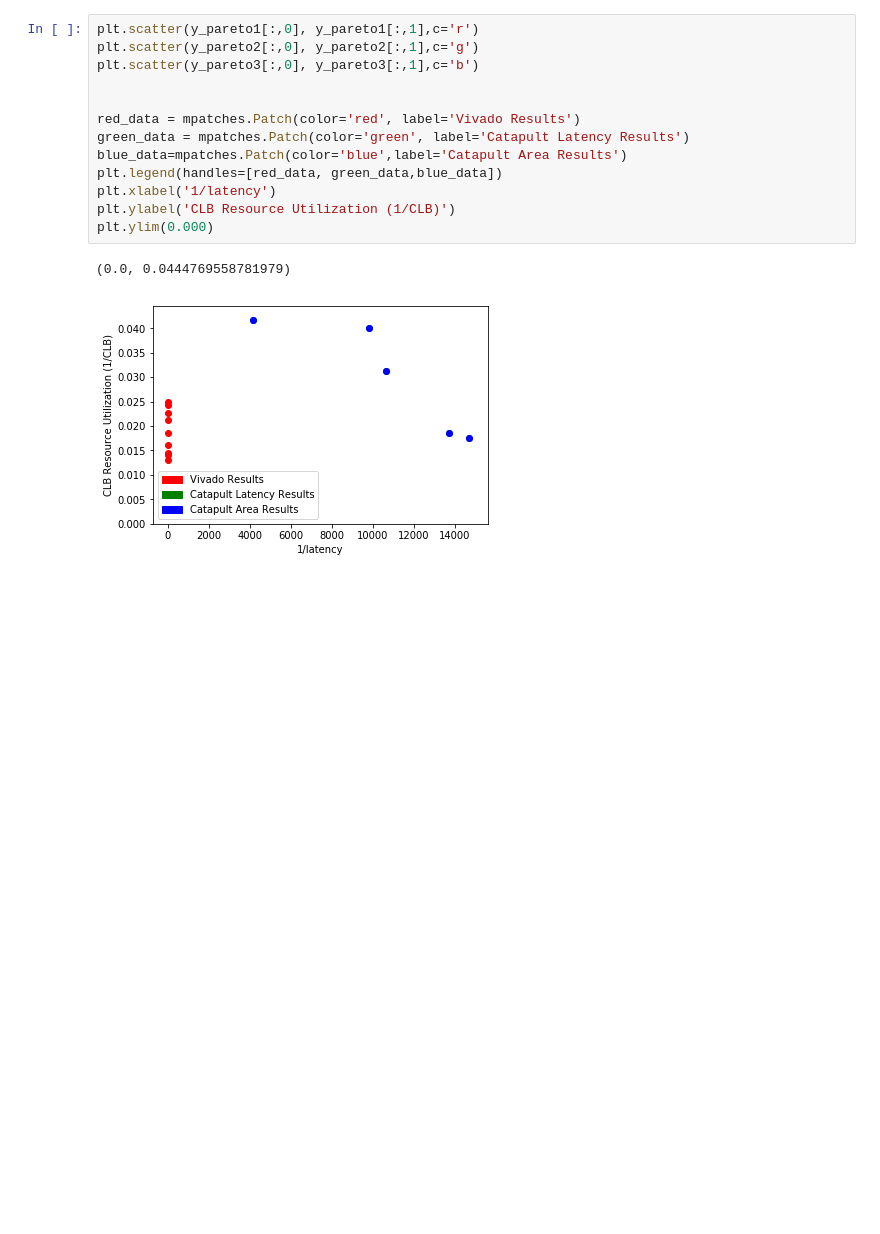
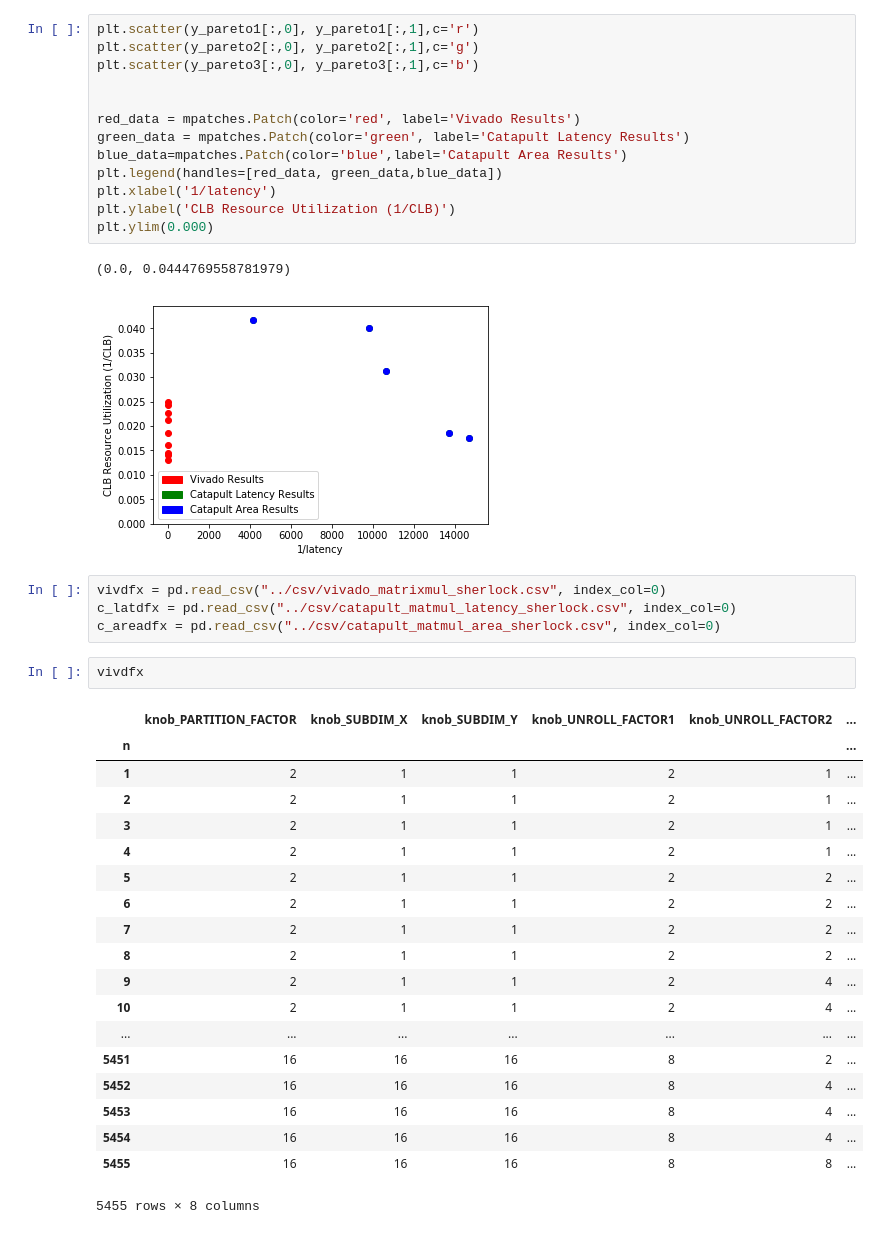
Before and after one commit to KastnerRG/Spector-HLS, a Jupyter notebook: matrix_multiplication/results/postproc/matmul_postproc.ipynb, the cells around one changed output. Drawn from its saved outputs; the diff is of its cells as text; blank space fills up the shorter version.

```diff
--- a/matrix_multiplication/results/postproc/matmul_postproc.ipynb
+++ b/matrix_multiplication/results/postproc/matmul_postproc.ipynb
@@ -226,3 +226,29 @@ plt.ylim(0.000)
 # %% [output]
 (0.0, 0.0444769558781979)
 [figure]
+# %%
+vivdfx = pd.read_csv("../csv/vivado_matrixmul_sherlock.csv", index_col=0)
+c_latdfx = pd.read_csv("../csv/catapult_matmul_latency_sherlock.csv", index_col=0)
+c_areadfx = pd.read_csv("../csv/catapult_matmul_area_sherlock.csv", index_col=0)
+# %%
+vivdfx
+# %% [output]
+|  | knob_PARTITION_FACTOR | knob_SUBDIM_X | knob_SUBDIM_Y | knob_UNROLL_FACTOR1 | knob_UNROLL_FACTOR2 | ... |
+| n |  |  |  |  |  | ... |
+| 1 | 2 | 1 | 1 | 2 | 1 | ... |
+| 2 | 2 | 1 | 1 | 2 | 1 | ... |
+| 3 | 2 | 1 | 1 | 2 | 1 | ... |
+| 4 | 2 | 1 | 1 | 2 | 1 | ... |
+| 5 | 2 | 1 | 1 | 2 | 2 | ... |
+| 6 | 2 | 1 | 1 | 2 | 2 | ... |
+| 7 | 2 | 1 | 1 | 2 | 2 | ... |
+| 8 | 2 | 1 | 1 | 2 | 2 | ... |
+| 9 | 2 | 1 | 1 | 2 | 4 | ... |
+| 10 | 2 | 1 | 1 | 2 | 4 | ... |
+| ... | ... | ... | ... | ... | ... | ... |
+| 5451 | 16 | 16 | 16 | 8 | 2 | ... |
+| 5452 | 16 | 16 | 16 | 8 | 4 | ... |
+| 5453 | 16 | 16 | 16 | 8 | 4 | ... |
+| 5454 | 16 | 16 | 16 | 8 | 4 | ... |
+| 5455 | 16 | 16 | 16 | 8 | 8 | ... |
+5455 rows × 8 columns
```
Also changed, not shown: parts of 4 cells of this notebook, 3 other files.
